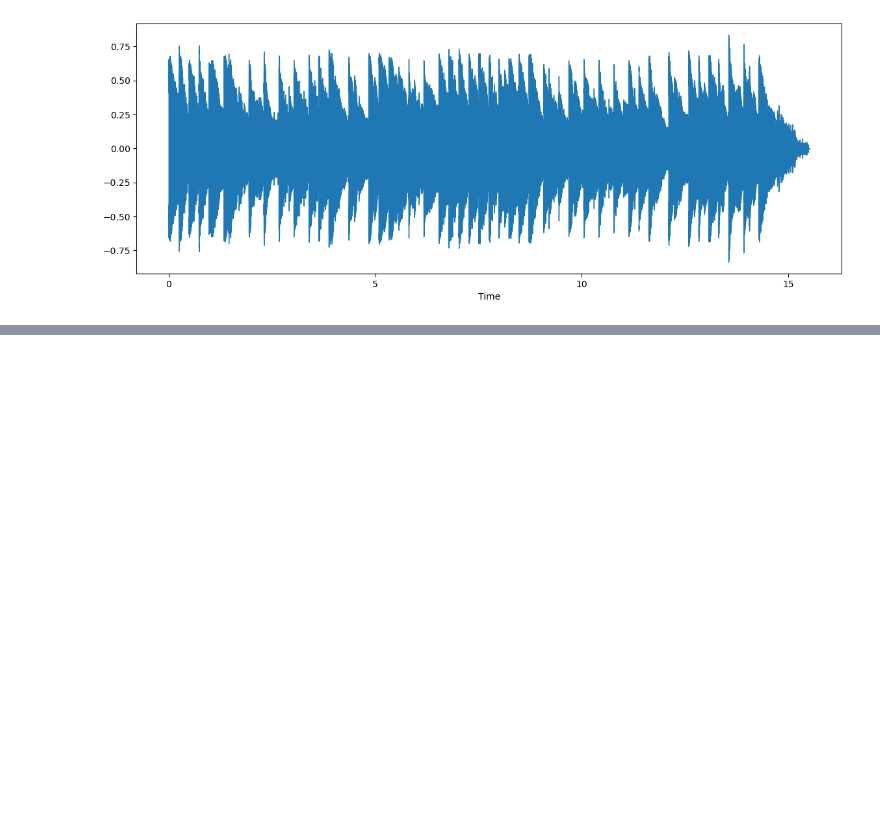
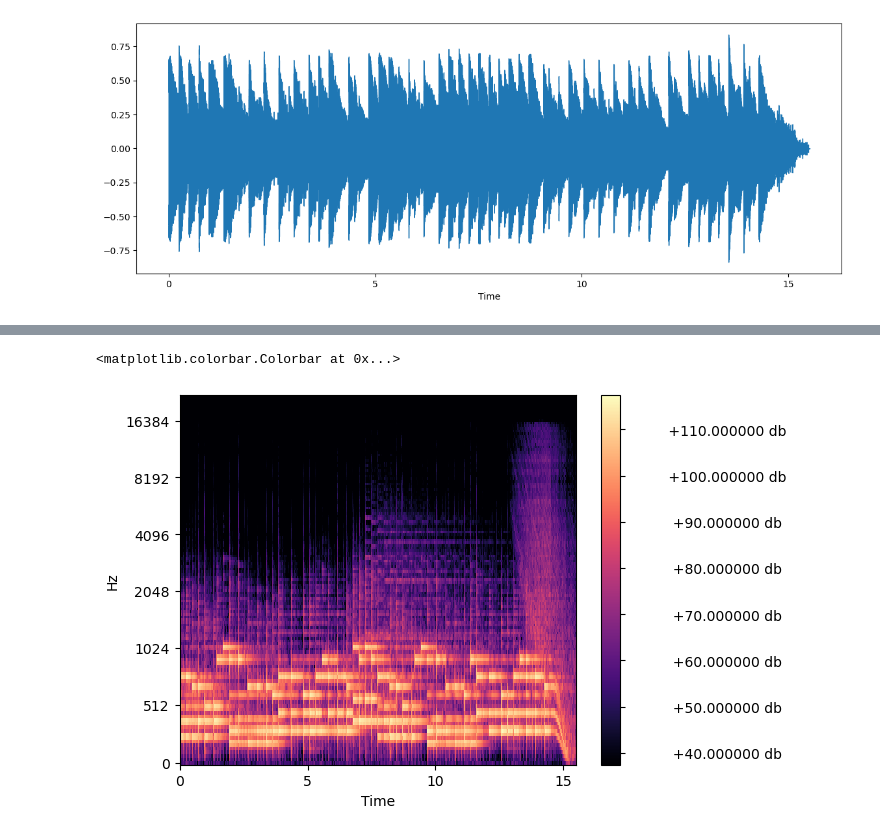
Before and after one commit to PoornaSenadheera100/Audio-Deep-Learning, a Jupyter notebook: Sound Wave Visualize .ipynb, the cells around one changed output, grey strips where cells are left out. Saved outputs shown, nothing was run; the diff lists cells and outputs as text; code cells hidden in the pictures; blank space fills up the shorter version.

```diff
--- a/Sound Wave Visualize .ipynb
+++ b/Sound Wave Visualize .ipynb
@@ -19,0 +46,9 @@ Audio(AUDIO_FILE)
+# %%
+import numpy as np
+
+mel_sgram = librosa.amplitude_to_db(mel_scale_sgram, ref=np.min)
+librosa.display.specshow(mel_sgram, sr=sample_rate, x_axis='time', y_axis='mel')
+plt.colorbar(format='%+20f db')
+# %% [output]
+<matplotlib.colorbar.Colorbar at 0x...>
+[figure, added]
```
Also changed, not shown: parts of 4 cells of this notebook.
